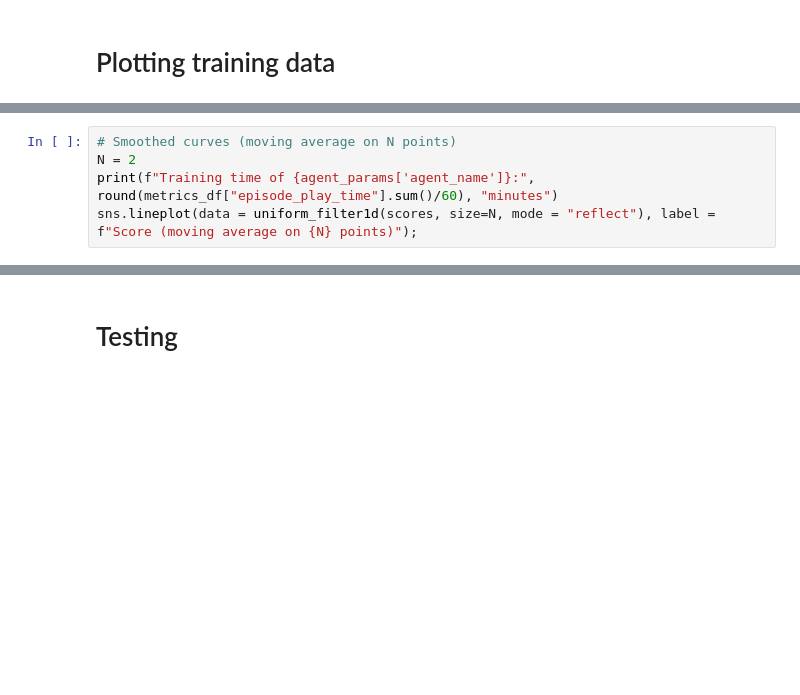
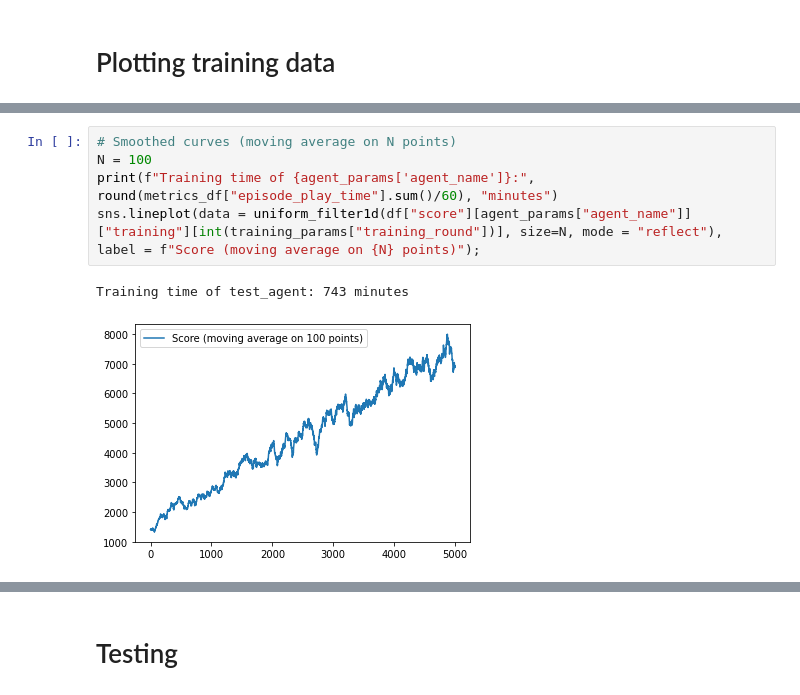
Before and after one commit to Valentin-Laurent/Year-2048, a Jupyter notebook: notebooks/Training_notebook.ipynb, the cells around one changed output, grey strips where cells are left out. Saved outputs shown, nothing was run; the diff lists cells and outputs as text; blank space fills up the shorter version.

```diff
--- a/notebooks/Training_notebook.ipynb
+++ b/notebooks/Training_notebook.ipynb
@@ -398,8 +385,11 @@ sns.lineplot(data=scores, label = agent_params["agent_name"]);
 # %%
 # Smoothed curves (moving average on N points)
-N = 2
+N = 100
 print(f"Training time of {agent_params['agent_name']}:", round(metrics_df["episode_play_time"].sum()/60), "minutes")
-sns.lineplot(data = uniform_filter1d(scores, size=N, mode = "reflect"), label = f"Score (moving average on {N} points)");
+sns.lineplot(data = uniform_filter1d(df["score"][agent_params["agent_name"]]["training"][int(training_params["training_round"])], size=N, mode = "reflect"), label = f"Score (moving average on {N} points)");
+# %% [output]
+Training time of test_agent: 743 minutes
+[figure, added]
 # %%
 _dir = f"{colab_parent_directory}{data_directory}/{agent_params['agent_name']}"
 %tensorboard --logdir $_dir
```
Also changed, not shown: parts of 13 cells of this notebook.
